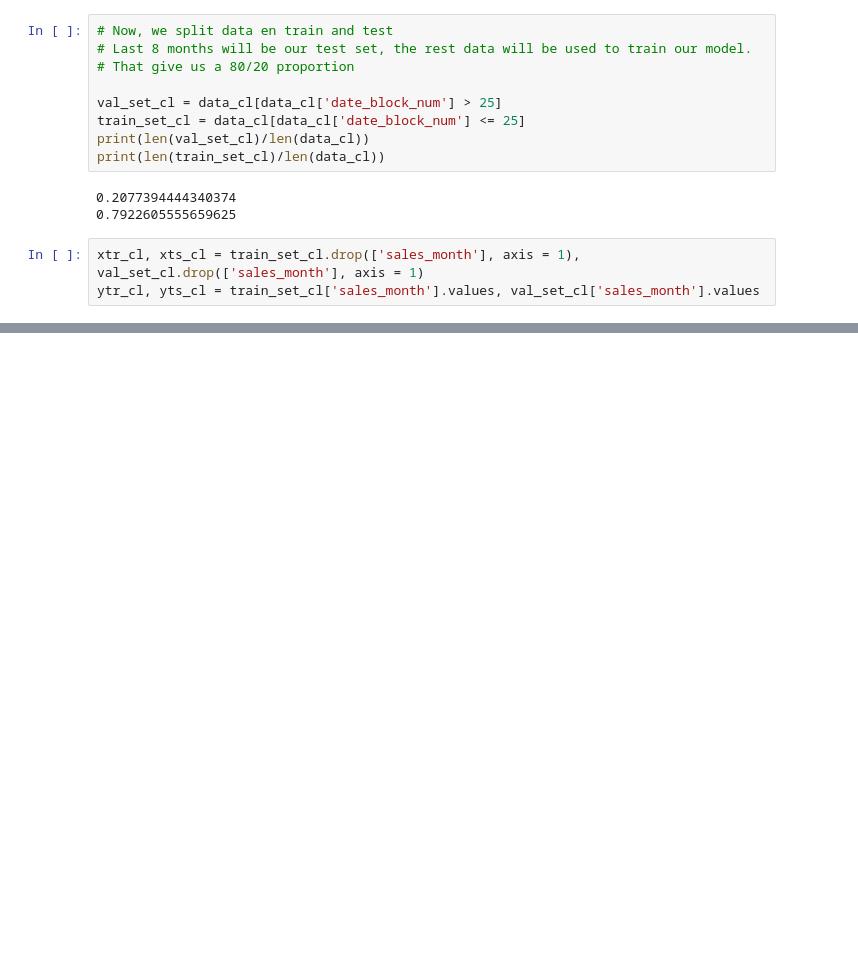
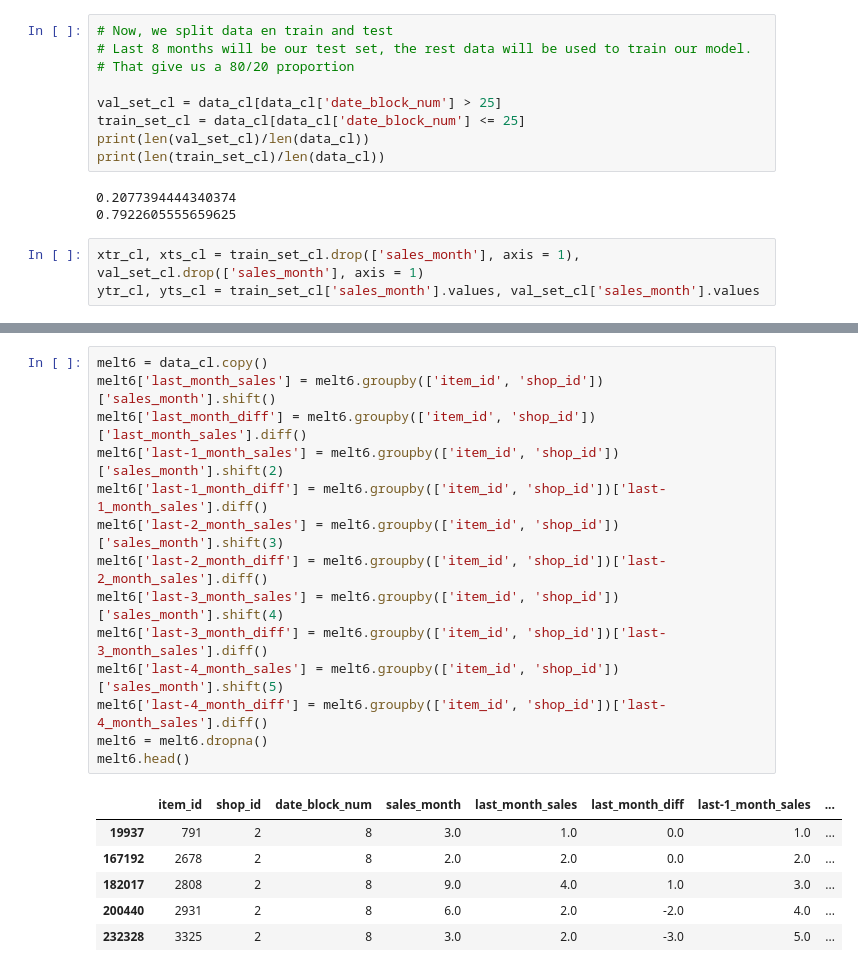
Before and after one commit to FutureAndroidLearn/coursera-kaggle-project, a Jupyter notebook: 03_ModelingRF.ipynb, the cells around one changed output, grey strips where cells are left out. Cells and saved outputs as stored; diff of their text form; blank space fills up the shorter version.

```diff
--- a/03_ModelingRF.ipynb
+++ b/03_ModelingRF.ipynb
@@ -314,0 +396,21 @@ rmse_cl
+# %%
+melt6 = data_cl.copy()
+melt6['last_month_sales'] = melt6.groupby(['item_id', 'shop_id'])['sales_month'].shift()
+melt6['last_month_diff'] = melt6.groupby(['item_id', 'shop_id'])['last_month_sales'].diff()
+melt6['last-1_month_sales'] = melt6.groupby(['item_id', 'shop_id'])['sales_month'].shift(2)
+melt6['last-1_month_diff'] = melt6.groupby(['item_id', 'shop_id'])['last-1_month_sales'].diff()
+melt6['last-2_month_sales'] = melt6.groupby(['item_id', 'shop_id'])['sales_month'].shift(3)
+melt6['last-2_month_diff'] = melt6.groupby(['item_id', 'shop_id'])['last-2_month_sales'].diff()
+melt6['last-3_month_sales'] = melt6.groupby(['item_id', 'shop_id'])['sales_month'].shift(4)
+melt6['last-3_month_diff'] = melt6.groupby(['item_id', 'shop_id'])['last-3_month_sales'].diff()
+melt6['last-4_month_sales'] = melt6.groupby(['item_id', 'shop_id'])['sales_month'].shift(5)
+melt6['last-4_month_diff'] = melt6.groupby(['item_id', 'shop_id'])['last-4_month_sales'].diff()
+melt6 = melt6.dropna()
+melt6.head()
+# %% [output]
+|  | item_id | shop_id | date_block_num | sales_month | last_month_sales | last_month_diff | last-1_month_sales | ... |
+| 19937 | 791 | 2 | 8 | 3.0 | 1.0 | 0.0 | 1.0 | ... |
+| 167192 | 2678 | 2 | 8 | 2.0 | 2.0 | 0.0 | 2.0 | ... |
+| 182017 | 2808 | 2 | 8 | 9.0 | 4.0 | 1.0 | 3.0 | ... |
+| 200440 | 2931 | 2 | 8 | 6.0 | 2.0 | -2.0 | 4.0 | ... |
+| 232328 | 3325 | 2 | 8 | 3.0 | 2.0 | -3.0 | 5.0 | ... |
```
Also changed, not shown: parts of 55 cells of this notebook.
